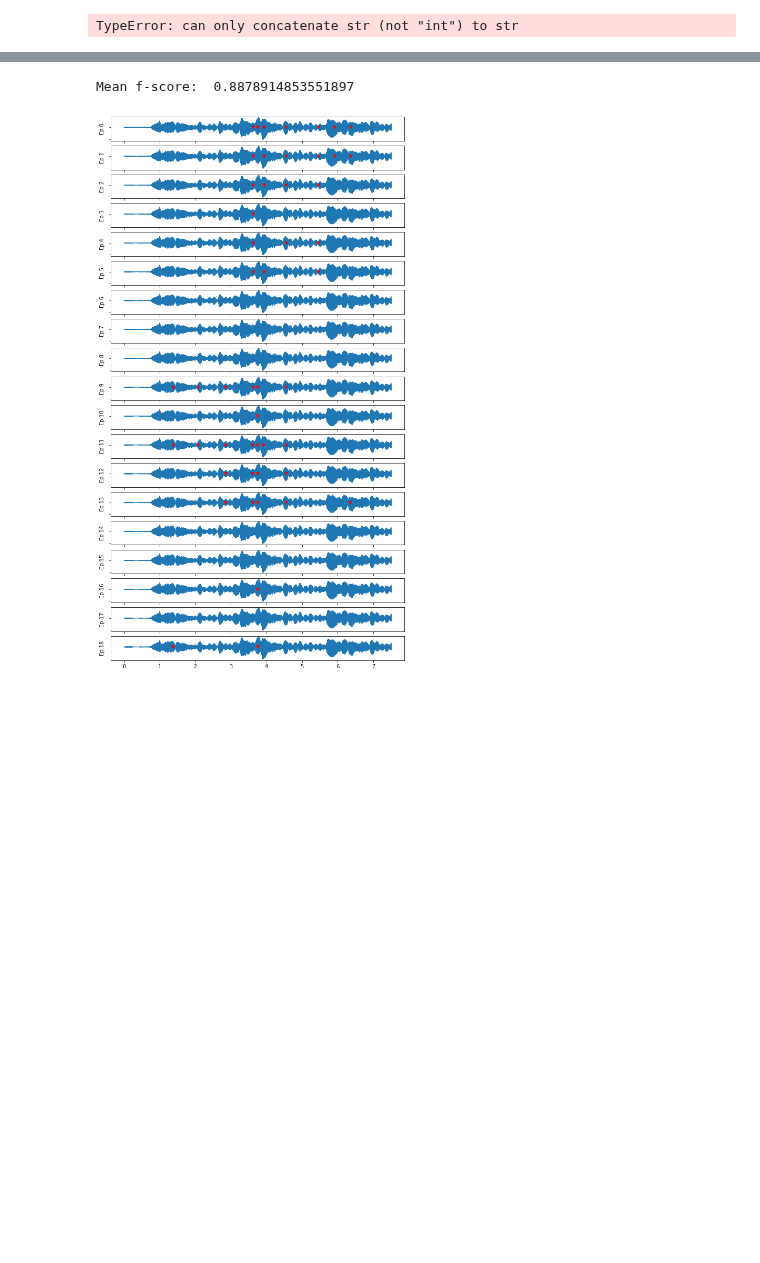
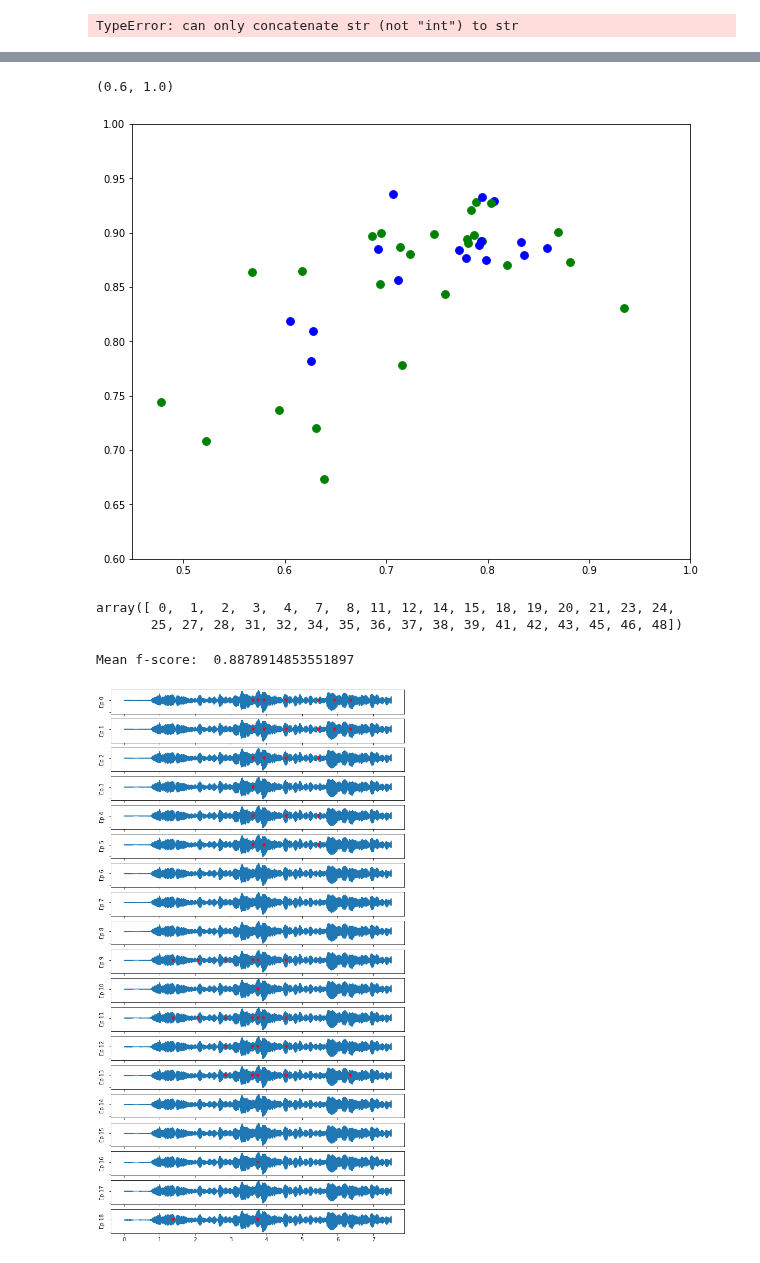
Before and after one commit to SimonFalk/beyondPianoRoll, a Jupyter notebook: flow.ipynb, the cells around one changed output, grey strips where cells are left out. Cells and saved outputs as stored; diff of their text form; code cells hidden in the pictures; blank space fills up the shorter version.

```diff
--- a/flow.ipynb
+++ b/flow.ipynb
@@ -762,3 +736,33 @@ Text(0.5, 0, 'Epoch')
+# %%
+plt.figure(figsize=(10,8))
+fold_to_rec = ds[ds["player"].isin(["SA", "IR"])].index.values
+n_validation = 6
+omitted = []
+
+for fold_i in range(len(folds)):
+    rec = fold_to_rec[fold_i]
+    c = "green" if ds.iloc[rec]["player"]=="SA" else "blue" if ds.iloc[rec]["player"]=="IR" else "black"
+    f = np.mean(np.sum(score_at_ep[fold_i,:,:,0], axis=0)/(n_validation))
+    p = np.mean(np.sum(score_at_ep[fold_i,:,:,1], axis=0)/(n_validation))
+    r = np.mean(np.sum(score_at_ep[fold_i,:,:,2], axis=0)/(n_validation))
+    plt.scatter(p,r, c=c, s=60)
+    #plt.annotate(str(rec), (p,r), (p+0.005,r+0.005))
+    #plt.annotate("({})  {:.02}".format(str(rec), f), (p,r))
+    #plt.annotate(ds.iloc[rec]["polyphony"], (p,r))
+    if f<0.7:
+        omitted.append(rec)
+
+
+plt.xlim([0.45,1.0])
+plt.ylim([0.6,1.0])
+# %% [output]
+(0.6, 1.0)
+[figure, added]
+# %%
+np.setdiff1d(np.setdiff1d(np.arange(49), omitted), [29,22,30,47,44,33])
+# %% [output]
+array([ 0,  1,  2,  3,  4,  7,  8, 11, 12, 14, 15, 18, 19, 20, 21, 23, 24,
+       25, 27, 28, 31, 32, 34, 35, 36, 37, 38, 39, 41, 42, 43, 45, 46, 48])
 # %%
 # Only computes for
 print("Mean f-score: ", score_at_ep[fold_i, :, -1, 0].sum()/len(test_idx))
```
Also changed, not shown: parts of 13 cells of this notebook.
